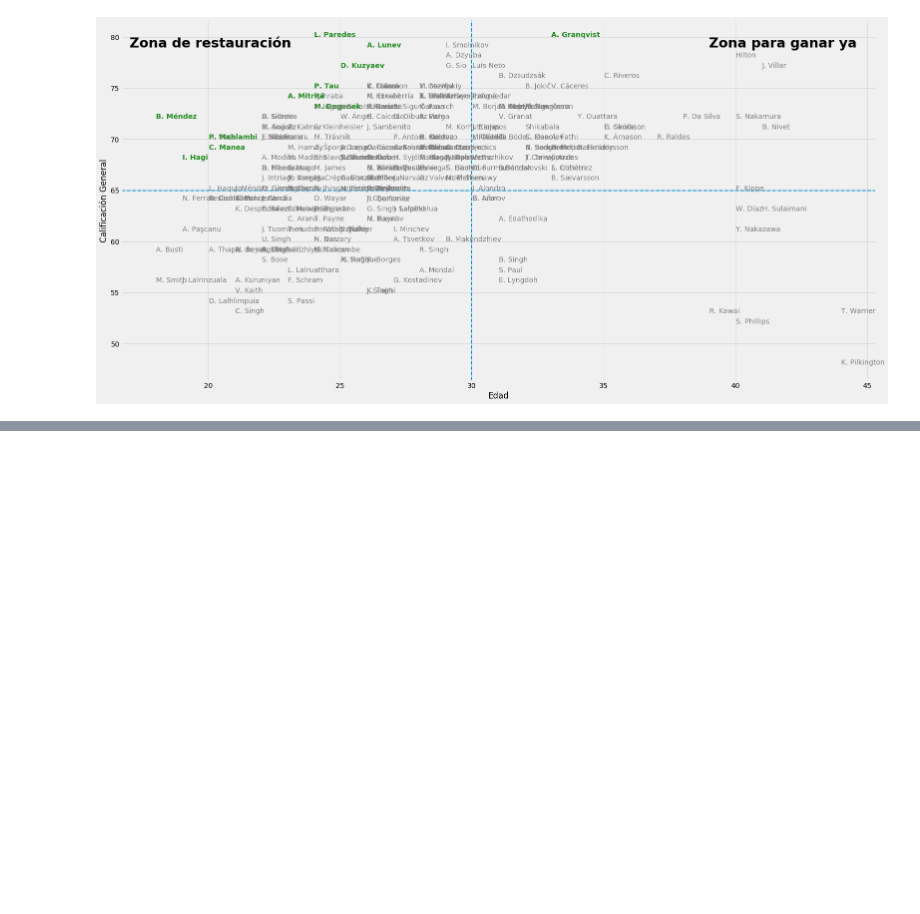
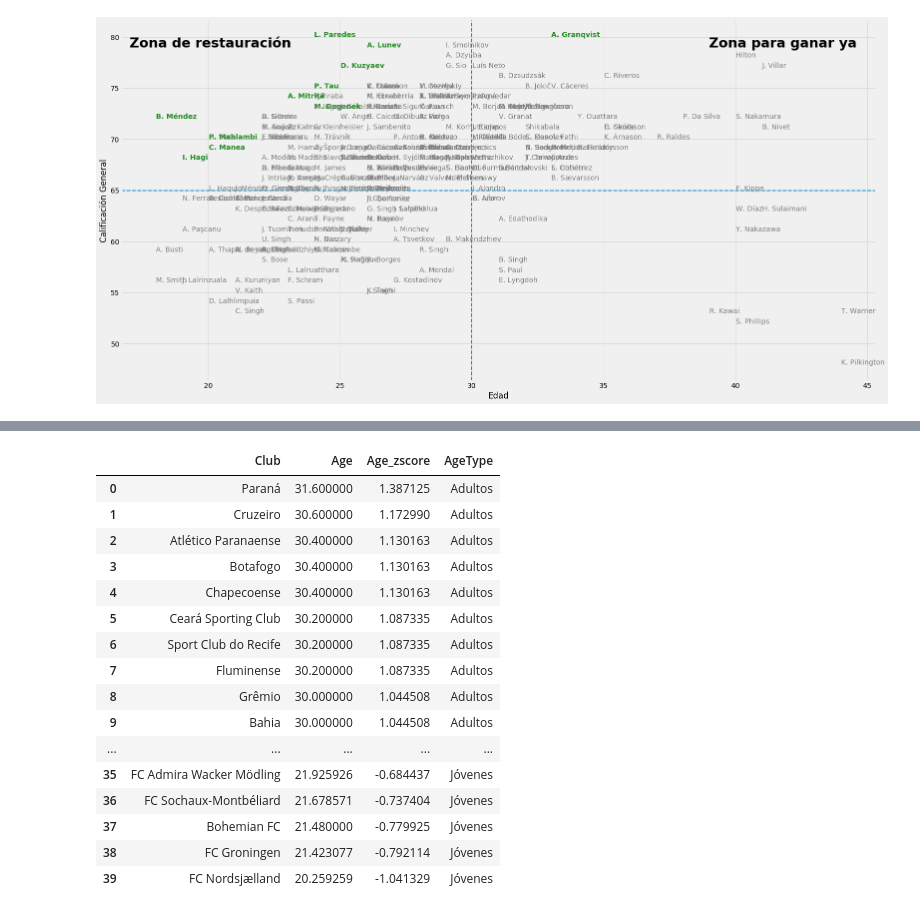
Before and after one commit to raulcarlomagno/dmuba-especializacion-futbol, a Jupyter notebook: main.ipynb, the cells around one changed output, grey strips where cells are left out. Cells and saved outputs as stored; diff of their text form; code cells hidden in the pictures; blank space fills up the shorter version.

```diff
--- a/main.ipynb
+++ b/main.ipynb
@@ -759,0 +770,34 @@ Text(39, 79, 'Zona para ganar ya')
+# %%
+age_avg = df['Age'].mean()
+age_sd = df['Age'].std()
+
+df_club_grouped = df.groupby('Club').mean()[['Age']]
+df_club_grouped.reset_index(level='Club', inplace=True)
+df_club_grouped['Age_zscore'] = ((df_club_grouped['Age'] - age_avg) / age_sd)
+df_club_grouped['AgeType'] = np.where(df_club_grouped['Age_zscore'] < 0, "Jóvenes", "Adultos")
+
+df_oldest_clubes = df_club_grouped.sort_values(by=['Age_zscore'], ascending=False).head(20)
+df_youngest_clubes = df_club_grouped.sort_values(by=['Age_zscore'], ascending=False).tail(20)
+
+df_clubes_age = pd.concat([df_oldest_clubes, df_youngest_clubes], axis=0)
+df_clubes_age.reset_index(inplace = True, drop = True)
+
+df_clubes_age
+# %% [output]
+|  | Club | Age | Age_zscore | AgeType |
+| 0 | Paraná | 31.600000 | 1.387125 | Adultos |
+| 1 | Cruzeiro | 30.600000 | 1.172990 | Adultos |
+| 2 | Atlético Paranaense | 30.400000 | 1.130163 | Adultos |
+| 3 | Botafogo | 30.400000 | 1.130163 | Adultos |
+| 4 | Chapecoense | 30.400000 | 1.130163 | Adultos |
+| 5 | Ceará Sporting Club | 30.200000 | 1.087335 | Adultos |
+| 6 | Sport Club do Recife | 30.200000 | 1.087335 | Adultos |
+| 7 | Fluminense | 30.200000 | 1.087335 | Adultos |
+| 8 | Grêmio | 30.000000 | 1.044508 | Adultos |
+| 9 | Bahia | 30.000000 | 1.044508 | Adultos |
+| ... | ... | ... | ... | ... |
+| 35 | FC Admira Wacker Mödling | 21.925926 | -0.684437 | Jóvenes |
+| 36 | FC Sochaux-Montbéliard | 21.678571 | -0.737404 | Jóvenes |
+| 37 | Bohemian FC | 21.480000 | -0.779925 | Jóvenes |
+| 38 | FC Groningen | 21.423077 | -0.792114 | Jóvenes |
+| 39 | FC Nordsjælland | 20.259259 | -1.041329 | Jóvenes |
```
Also changed, not shown: parts of 3 cells of this notebook.
